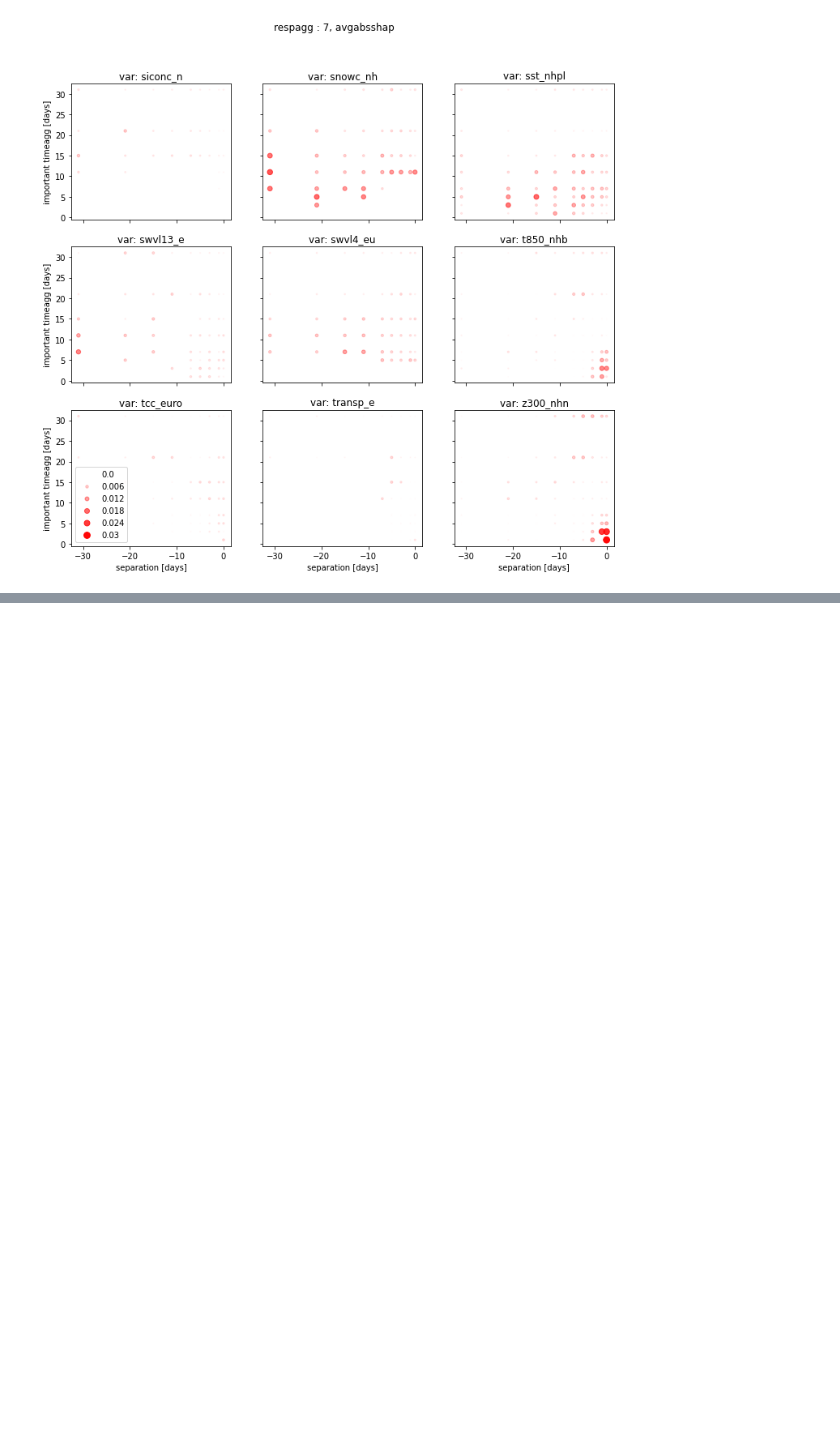
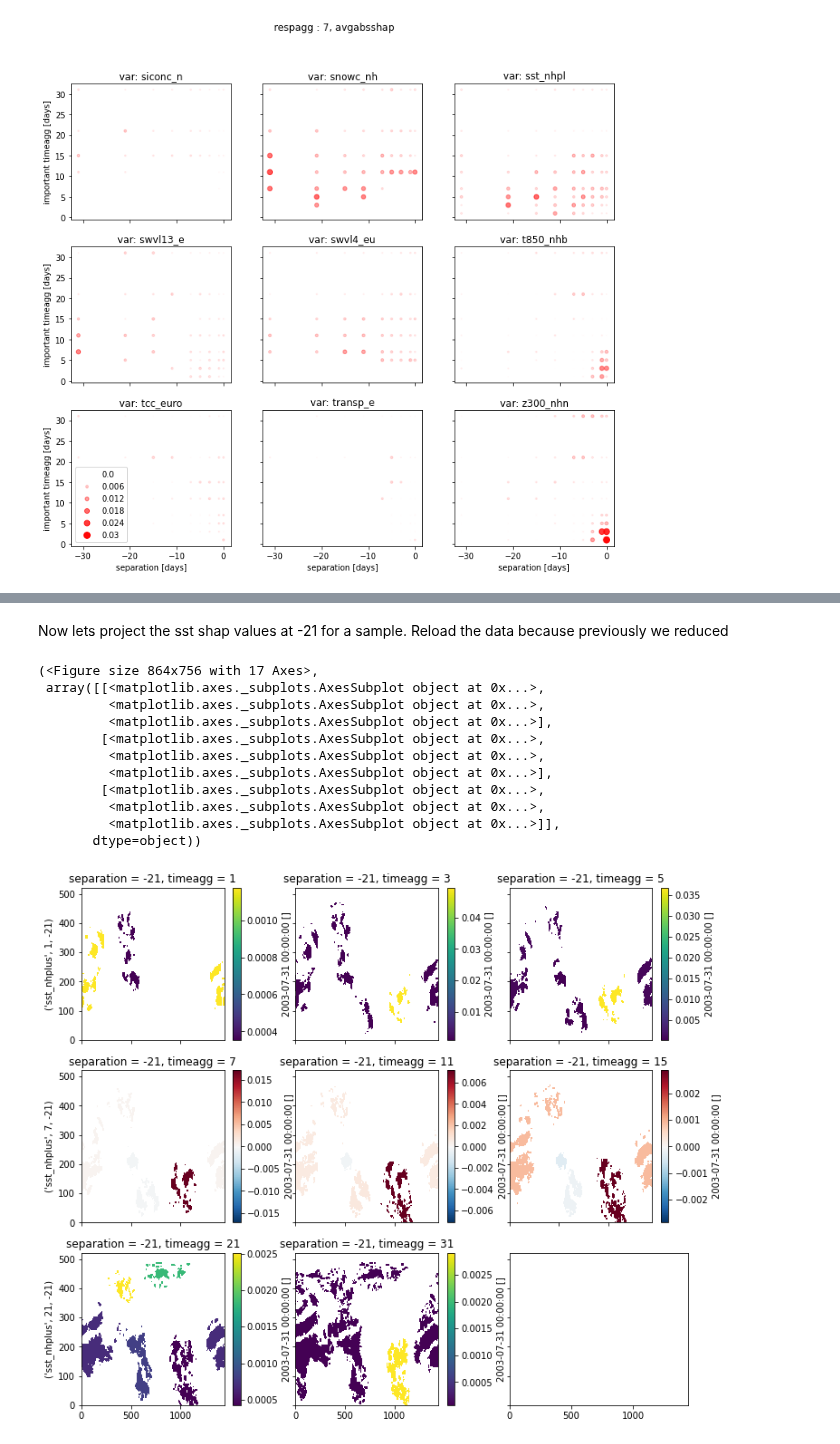
Before and after one commit to chiemvs/Weave, a Jupyter notebook: notebooks/test_inspection.ipynb, the cells around one changed output, grey strips where cells are left out. Saved outputs shown, nothing was run; the diff lists cells and outputs as text; code cells hidden in the pictures; blank space fills up the shorter version.

```diff
--- a/notebooks/test_inspection.ipynb
+++ b/notebooks/test_inspection.ipynb
@@ -141,2 +75,21 @@ shap.load_data(inputpath = Path('/scistor/ivm/jsn295/clusterpar3_roll_spearman_v
+# %% [markdown]
+Now lets project the sst shap values at -21 for a sample. Reload the data because previously we reduced
 # %%
-imps = shap.df.sort_index(axis = 1).loc[(slice(None),['sst_nhplus','z300_nhnorm'],[3,5],slice(None),-21),(slice(None),'2003-07-01')]
+shap.load_data(inputpath = Path('/scistor/ivm/jsn295/clusterpar3_roll_spearman_varalpha'))
+imps = shap.df.sort_index(axis = 1).loc[(slice(None),'sst_nhplus',slice(None),slice(None),-21),(slice(None),'2003-07-31')]
+imps.columns = imps.columns.droplevel(0)
+mapresult = mapint.map_to_fields(imps.iloc[:,0])
+mapplot(mapresult, wrap_per_row=3)
+# %% [output]
+(<Figure size 864x756 with 17 Axes>,
+ array([[<matplotlib.axes._subplots.AxesSubplot object at 0x...>,
+         <matplotlib.axes._subplots.AxesSubplot object at 0x...>,
+         <matplotlib.axes._subplots.AxesSubplot object at 0x...>],
+        [<matplotlib.axes._subplots.AxesSubplot object at 0x...>,
+         <matplotlib.axes._subplots.AxesSubplot object at 0x...>,
+         <matplotlib.axes._subplots.AxesSubplot object at 0x...>],
+        [<matplotlib.axes._subplots.AxesSubplot object at 0x...>,
+         <matplotlib.axes._subplots.AxesSubplot object at 0x...>,
+         <matplotlib.axes._subplots.AxesSubplot object at 0x...>]],
+       dtype=object))
+[figure, added]
```
Also changed, not shown: parts of 32 cells of this notebook, 1 other file.
